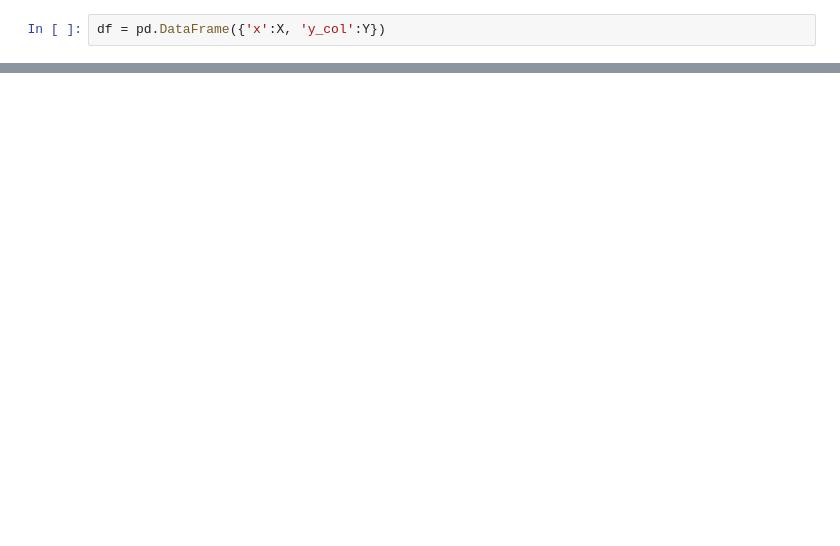
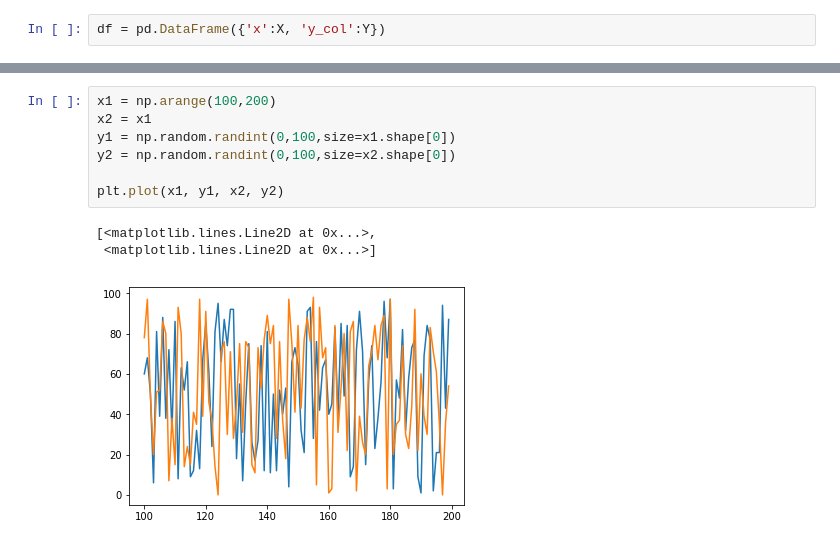
Before and after one commit to TrainingByPackt/Big-Data-Analysis-with-Python, a Jupyter notebook: Lesson02/Line.ipynb, the cells around one changed output, grey strips where cells are left out. Drawn from its saved outputs; the diff is of its cells as text; blank space fills up the shorter version.

```diff
--- a/Lesson02/Line.ipynb
+++ b/Lesson02/Line.ipynb
@@ -40,0 +34,11 @@ Type:      function
+# %%
+x1 = np.arange(100,200)
+x2 = x1
+y1 = np.random.randint(0,100,size=x1.shape[0])
+y2 = np.random.randint(0,100,size=x2.shape[0])
+
+plt.plot(x1, y1, x2, y2)
+# %% [output]
+[<matplotlib.lines.Line2D at 0x...>,
+ <matplotlib.lines.Line2D at 0x...>]
+[figure, added]
```
Also changed, not shown: parts of 10 cells of this notebook, 8 other files.
